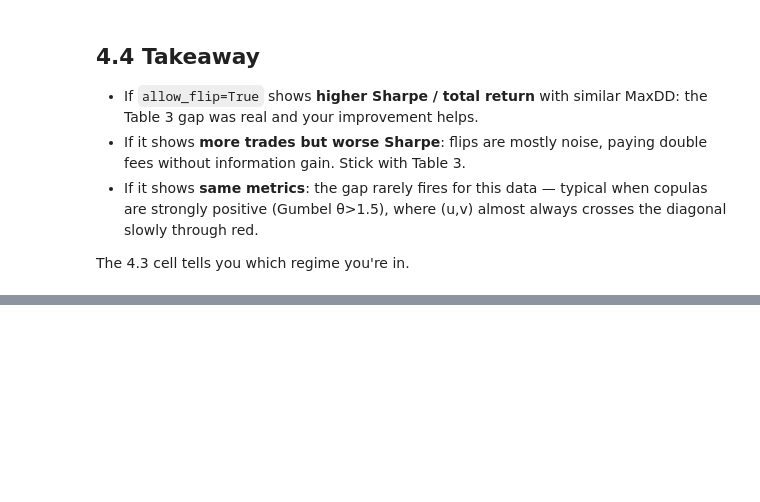
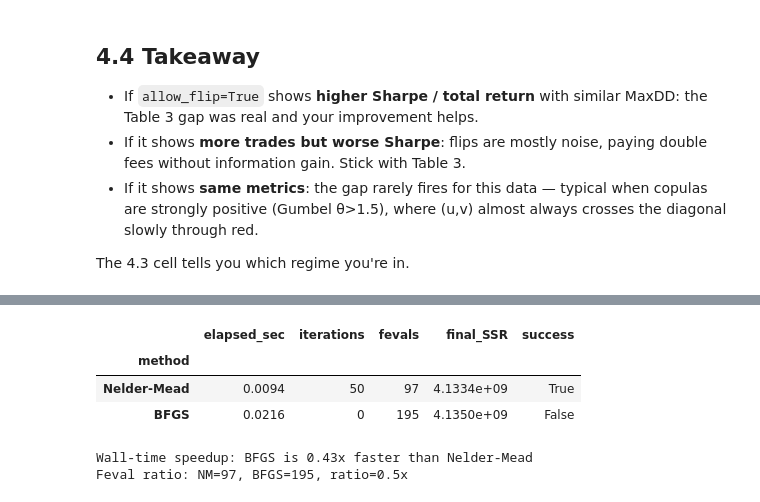
Before and after one commit to ZhechongYe/Numerical-Copula-Trading, a Jupyter notebook: demo_signal_modes.ipynb, the cells around one changed output, grey strips where cells are left out. Cells and saved outputs as stored; diff of their text form; code cells hidden in the pictures; blank space fills up the shorter version.

```diff
--- a/demo_signal_modes.ipynb
+++ b/demo_signal_modes.ipynb
@@ -373,0 +406,49 @@ The 4.3 cell tells you which regime you're in.
+# %%
+from spread_adf_kss import (
+    compare_nelder_mead_vs_bfgs,
+    discover_csv_paths,
+    load_close_series,
+    merge_on_timestamp,
+    ols_btc_on_alt_through_origin,
+)
+
+# Build a real spread to feed the optimizer benchmark
+paths = discover_csv_paths("1h")
+panel_full = merge_on_timestamp({sym: load_close_series(p) for sym, p in paths.items()})
+btc = panel_full["BTC_USDT"].to_numpy(dtype=float)
+alt = panel_full["XRP_USDT"].to_numpy(dtype=float)
+spread, beta, _ = ols_btc_on_alt_through_origin(btc, alt)
+ds = np.diff(spread)
+s_lag = spread[:-1]
+
+bench = compare_nelder_mead_vs_bfgs(ds, s_lag)
+
+bench_df = pd.DataFrame([
+    {
+        "method": v["method"],
+        "elapsed_sec": v["elapsed_sec"],
+        "iterations":  v.get("nit"),
+        "fevals":      v.get("nfev"),
+        "final_SSR":   v["final_ssr"],
+        "success":     v.get("success"),
+    }
+    for v in bench.values()
+]).set_index("method")
+
+display(bench_df.style.format({
+    "elapsed_sec": "{:.4f}",
+    "final_SSR":   "{:.4e}",
+}))
+
+t_nm = bench["nelder_mead"]["elapsed_sec"]
+t_bf = bench["bfgs"]["elapsed_sec"]
+print(f"\nWall-time speedup: BFGS is {t_nm/t_bf:.2f}x faster than Nelder-Mead")
+print(f"Feval ratio: NM={bench['nelder_mead']['nfev']}, BFGS={bench['bfgs']['nfev']}, "
+      f"ratio={bench['nelder_mead']['nfev']/max(bench['bfgs']['nfev'],1):.1f}x")
+# %% [output]
+|  | elapsed_sec | iterations | fevals | final_SSR | success |
+| method |  |  |  |  |  |
+| Nelder-Mead | 0.0094 | 50 | 97 | 4.1334e+09 | True |
+| BFGS | 0.0216 | 0 | 195 | 4.1350e+09 | False |
+Wall-time speedup: BFGS is 0.43x faster than Nelder-Mead
+Feval ratio: NM=97, BFGS=195, ratio=0.5x
```
Also changed, not shown: parts of 10 cells of this notebook, 2 other files.
